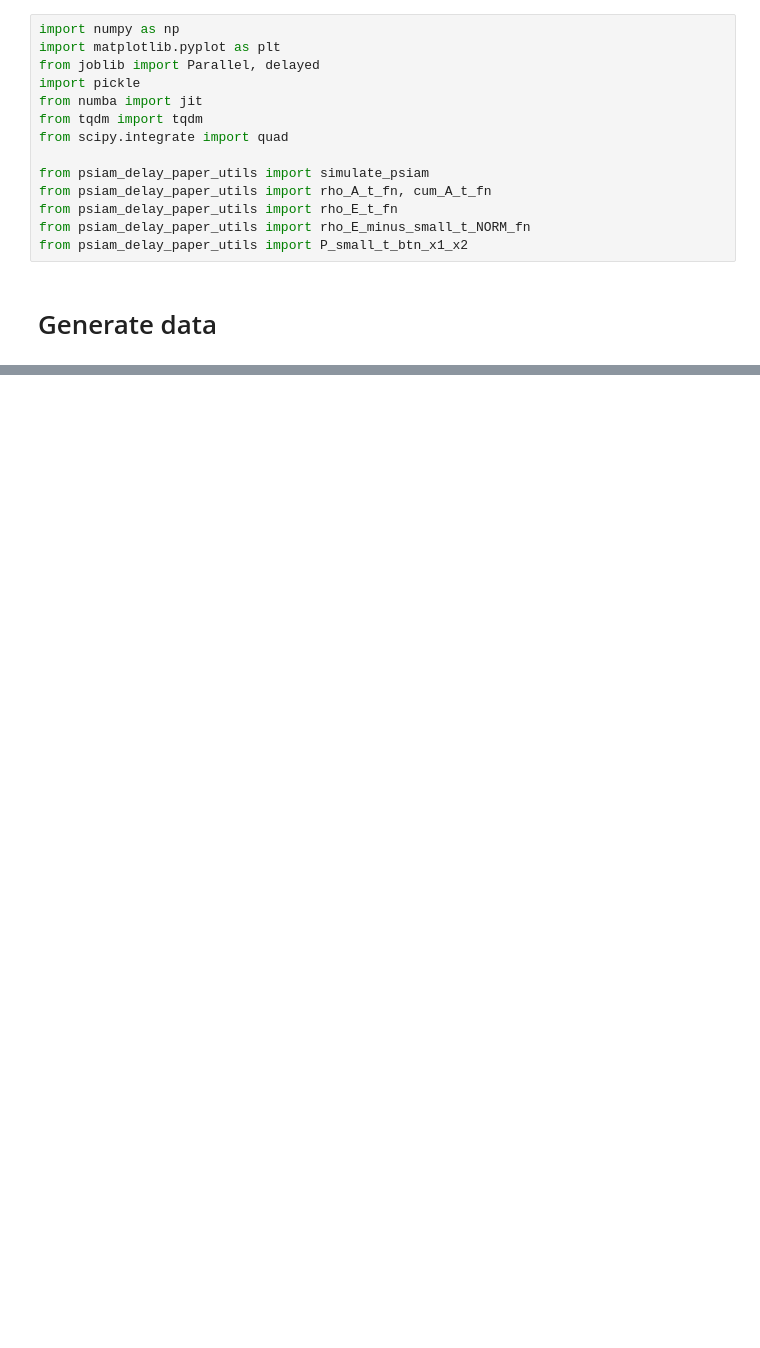
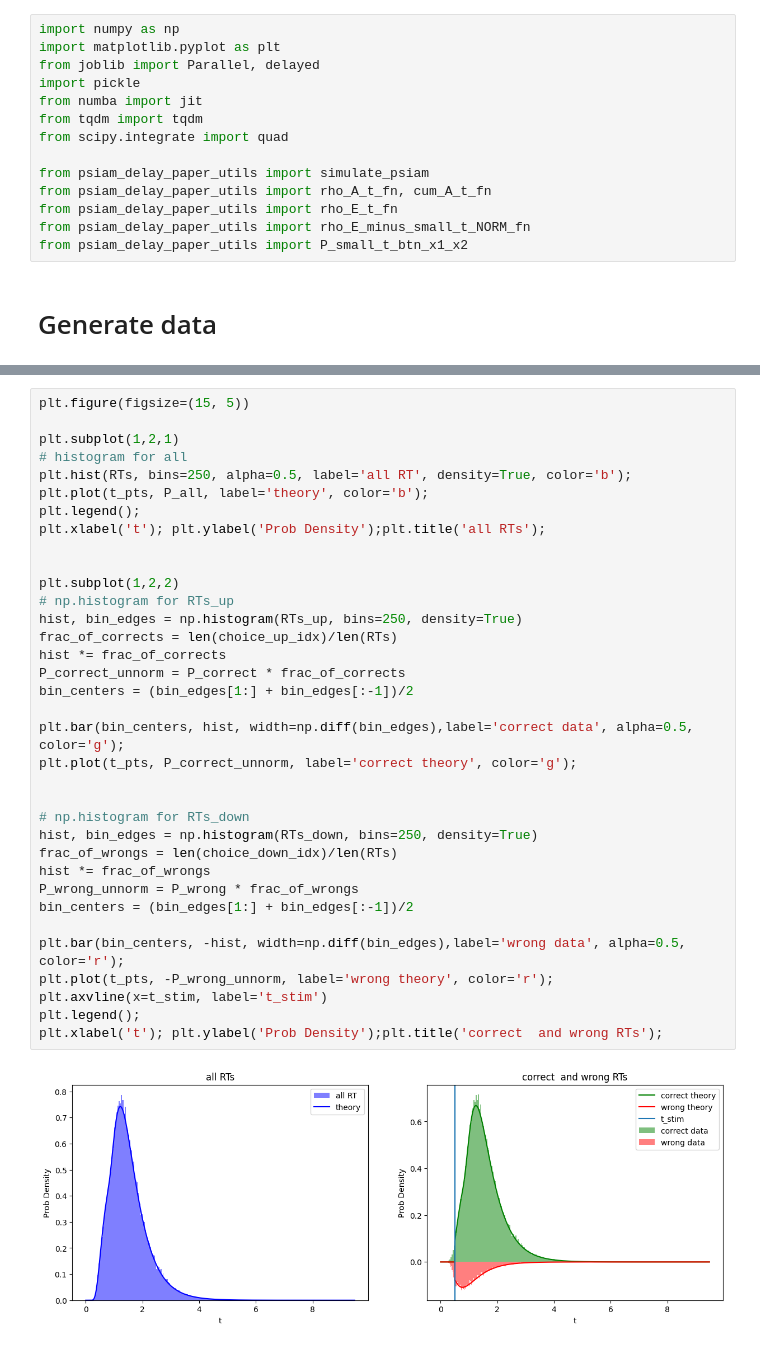
Before and after one commit to rakaar/ddm_codes, a Jupyter notebook: action_init_ddm/psiam_delay_paper_fit.ipynb, the cells around one changed output, grey strips where cells are left out. Drawn from its saved outputs; the diff is of its cells as text; blank space fills up the shorter version.

```diff
--- a/action_init_ddm/psiam_delay_paper_fit.ipynb
+++ b/action_init_ddm/psiam_delay_paper_fit.ipynb
@@ -195,0 +196,37 @@ plt.xlabel('t'); plt.ylabel('Prob Density');plt.title('wrong RTs');
+# %%
+plt.figure(figsize=(15, 5))
+
+plt.subplot(1,2,1)
+# histogram for all
+plt.hist(RTs, bins=250, alpha=0.5, label='all RT', density=True, color='b');
+plt.plot(t_pts, P_all, label='theory', color='b');
+plt.legend();
+plt.xlabel('t'); plt.ylabel('Prob Density');plt.title('all RTs');
+
+
+plt.subplot(1,2,2)
+# np.histogram for RTs_up
+hist, bin_edges = np.histogram(RTs_up, bins=250, density=True)
+frac_of_corrects = len(choice_up_idx)/len(RTs)
+hist *= frac_of_corrects
+P_correct_unnorm = P_correct * frac_of_corrects
+bin_centers = (bin_edges[1:] + bin_edges[:-1])/2
+
+plt.bar(bin_centers, hist, width=np.diff(bin_edges),label='correct data', alpha=0.5, color='g');
+plt.plot(t_pts, P_correct_unnorm, label='correct theory', color='g');
+
+
+# np.histogram for RTs_down
+hist, bin_edges = np.histogram(RTs_down, bins=250, density=True)
+frac_of_wrongs = len(choice_down_idx)/len(RTs)
+hist *= frac_of_wrongs
+P_wrong_unnorm = P_wrong * frac_of_wrongs
+bin_centers = (bin_edges[1:] + bin_edges[:-1])/2
+
+plt.bar(bin_centers, -hist, width=np.diff(bin_edges),label='wrong data', alpha=0.5, color='r');
+plt.plot(t_pts, -P_wrong_unnorm, label='wrong theory', color='r');
+plt.axvline(x=t_stim, label='t_stim')
+plt.legend();
+plt.xlabel('t'); plt.ylabel('Prob Density');plt.title('correct  and wrong RTs');
+# %% [output]
+[figure, added]
```
Also changed, not shown: parts of 6 cells of this notebook, 1 other file.
